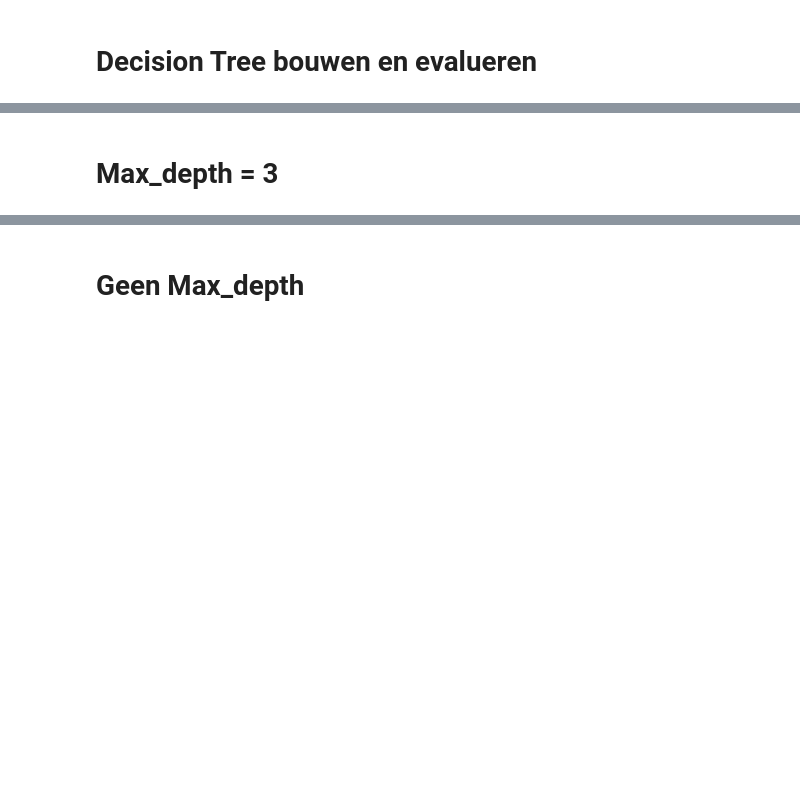
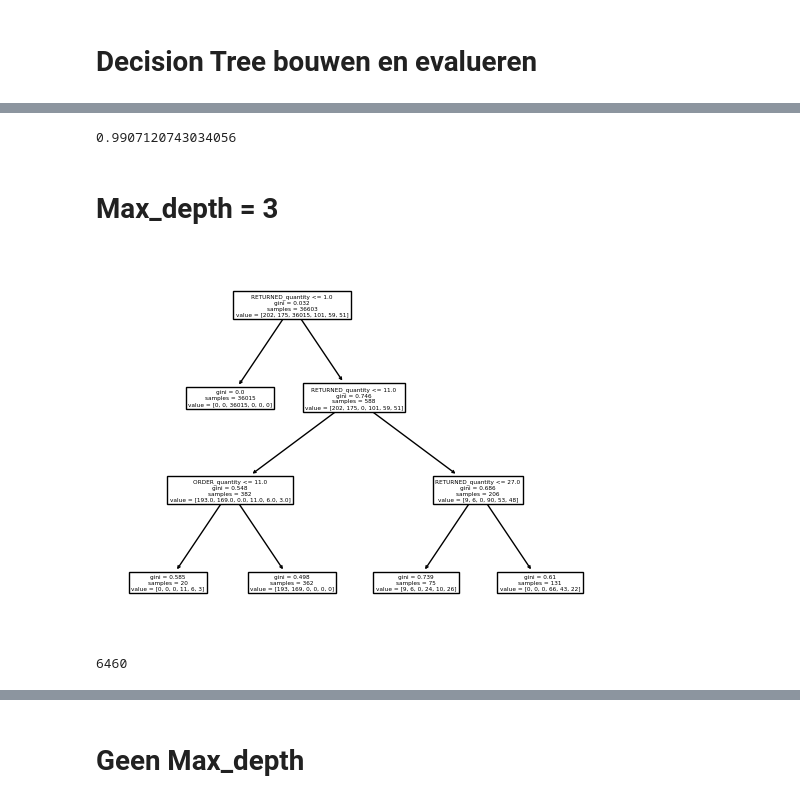
Before and after one commit to NoahGram/Johari_Venster, a Jupyter notebook: week_8/src/PR8-2.ipynb, the cells around one changed output, grey strips where cells are left out. Drawn from its saved outputs; the diff is of its cells as text; code cells hidden in the pictures; blank space fills up the shorter version.

```diff
--- a/week_8/src/PR8-2.ipynb
+++ b/week_8/src/PR8-2.ipynb
@@ -127,2 +151,21 @@ list(X.columns)
+# %%
+metrics.accuracy_score(model_results_frame['RETURNED_REASON_description'], model_results_frame['Predicted_Return_Reason']) # Accuracy score berekenen, hoeveel procent van de voorspellingen is correct. 1 is 100% correct, 0 is 0% correct
+# %% [output]
+0.9907120743034056
 # %% [markdown]
 # Max_depth = 3
+# %%
+dtree = DecisionTreeClassifier(max_depth=3)
+dtree = dtree.fit(X_train, y_train) # Model trainen
+tree.plot_tree(dtree, feature_names=X.columns) # Boomstructuur weergeven
+plt.show()
+# %% [output]
+[figure, added]
+# %%
+predicted_df = pd.DataFrame(dtree.predict(X_test))
+predicted_df = predicted_df.rename(columns={0: 'Predicted_Return_Reason'})
+model_results_frame = pd.concat([y_test.reset_index()['RETURNED_REASON_description'], predicted_df], axis=1)
+model_results_frame
+model_results_frame.to_sql('MODEL_RESULTS', con=sqlite_conn, if_exists='replace', index=False)
+# %% [output]
+6460
```
Also changed, not shown: parts of 13 cells of this notebook, 1 other file.
